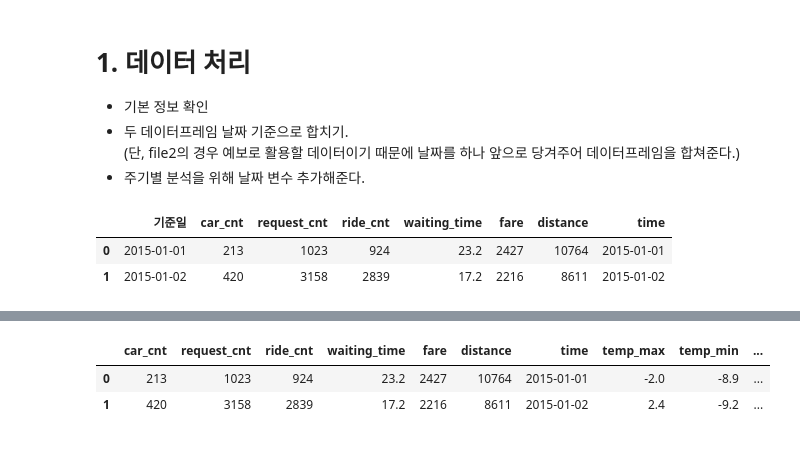
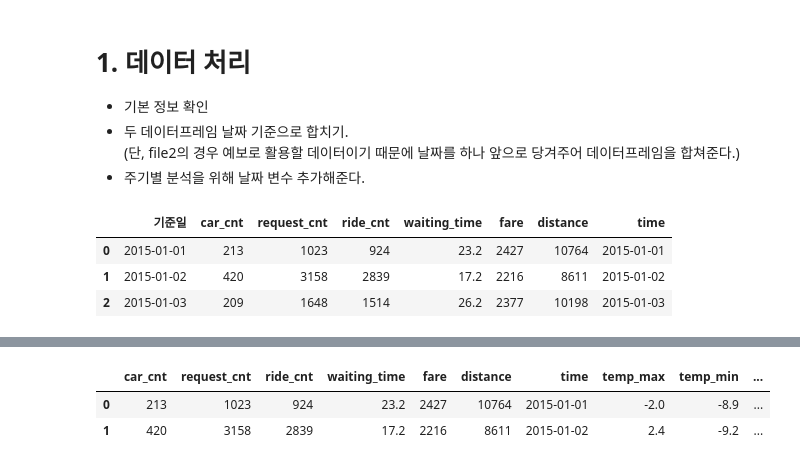
Before and after one commit to Leon-real/Study, a Jupyter notebook: 5.MachineLearning/JupyterFiles/project2/mini_project_data_processing.ipynb, the cells around one changed output, grey strips where cells are left out. Saved outputs shown, nothing was run; the diff lists cells and outputs as text; code cells hidden in the pictures.

```diff
--- a/5.MachineLearning/JupyterFiles/project2/mini_project_data_processing.ipynb
+++ b/5.MachineLearning/JupyterFiles/project2/mini_project_data_processing.ipynb
@@ -57,12 +57,13 @@ file1.rename(columns ={'차량운행':'car_cnt',
                        '평균승차거리':'distance'}, inplace=True)
 file2['time'] = pd.to_datetime(file2['Date'].shift(1))
 # %%
-display(file1.head(2))
-display(file2.head(2))
+display(file1.head(3))
+display(file2.head(3))
 # %% [output]
 |  | 기준일 | car_cnt | request_cnt | ride_cnt | waiting_time | fare | distance | time |
 | 0 | 2015-01-01 | 213 | 1023 | 924 | 23.2 | 2427 | 10764 | 2015-01-01 |
 | 1 | 2015-01-02 | 420 | 3158 | 2839 | 17.2 | 2216 | 8611 | 2015-01-02 |
+| 2 | 2015-01-03 | 209 | 1648 | 1514 | 26.2 | 2377 | 10198 | 2015-01-03 |
 |  | Date | temp_max | temp_min | rain(mm) | humidity_max(%) | humidity_min(%) | sunshine(MJ/m2) | time |
 | 0 | 2012-01-01 | 0.4 | -6.6 | 0.0 | 77.0 | 45.0 | 4.90 | NaT |
 | 1 | 2012-01-02 | -1.2 | -8.3 | 0.0 | 80.0 | 48.0 | 6.16 | 2012-01-01 |
```
Also changed, not shown: parts of 3 cells of this notebook, 2 other files.
